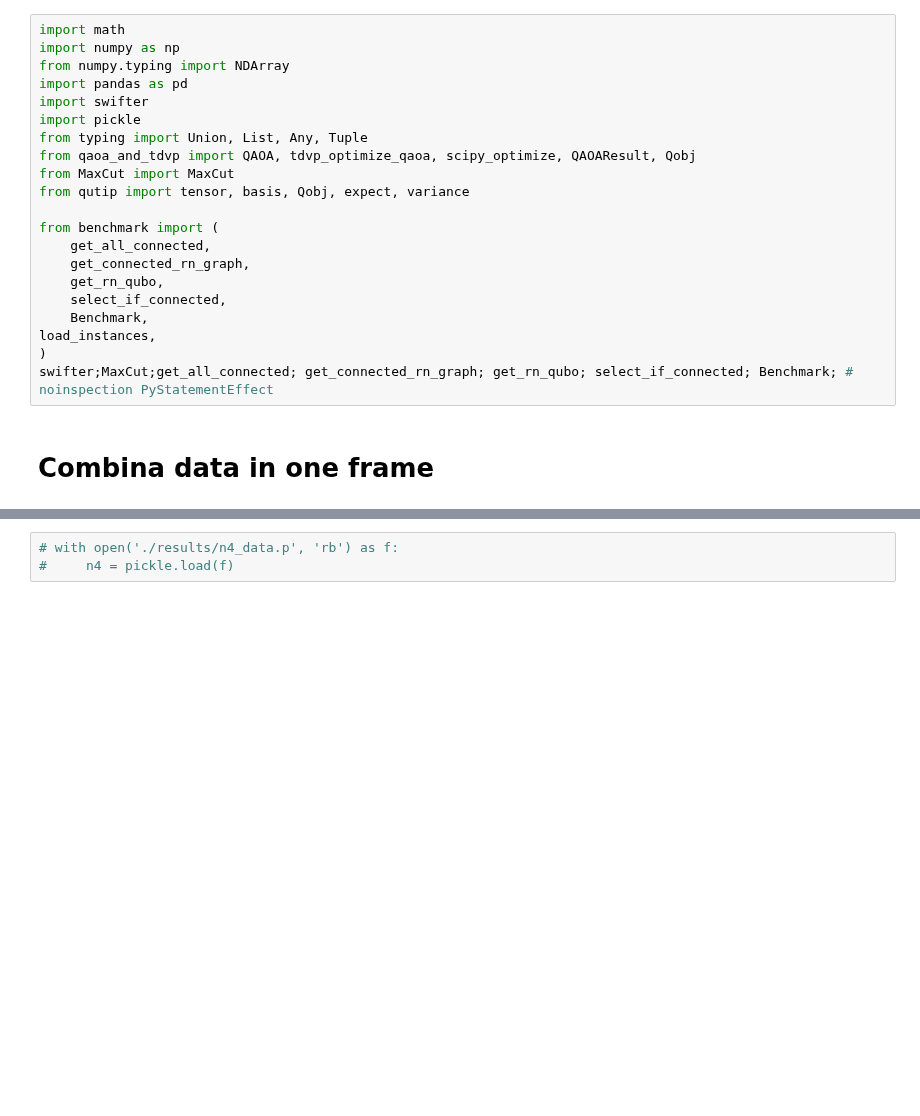
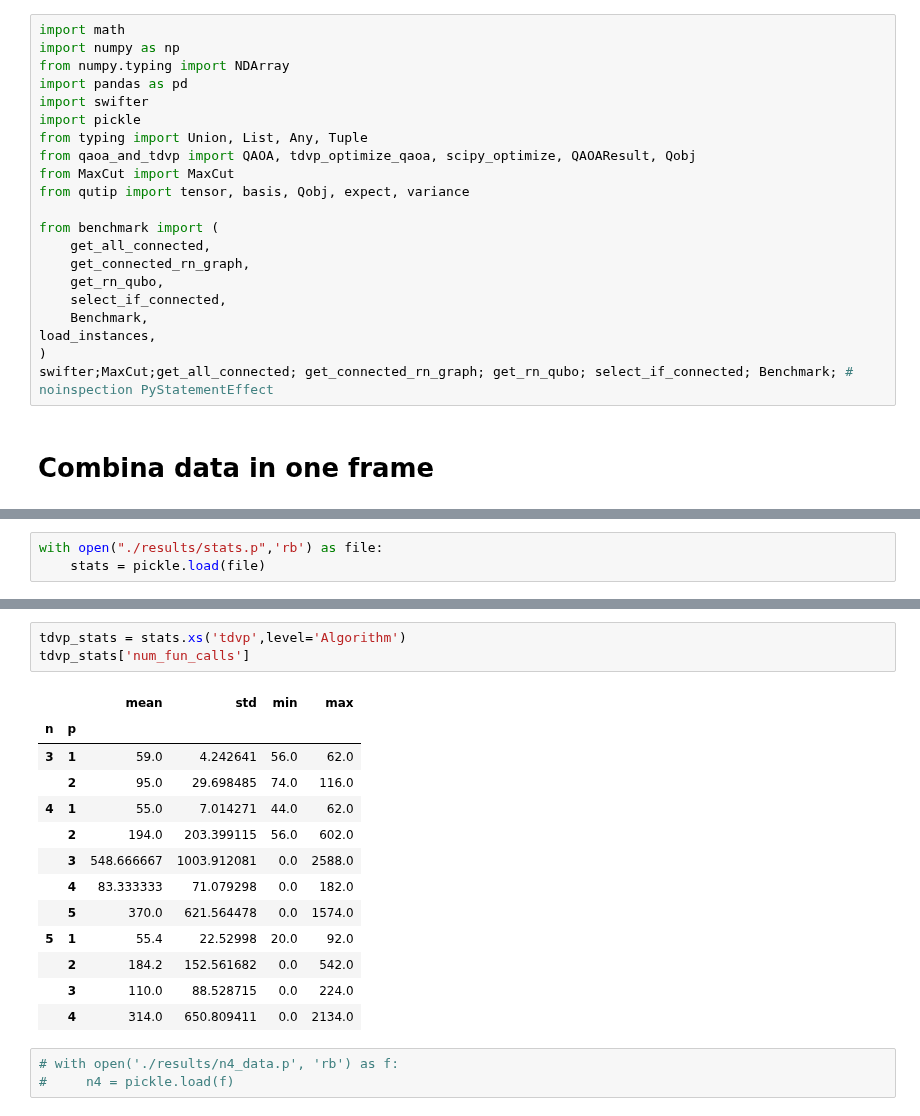
Before and after one commit to LeonhardRichter/TDVP_and_QAOA, a Jupyter notebook: data_processing.ipynb, the cells around one changed output, grey strips where cells are left out. Cells and saved outputs as stored; diff of their text form; blank space fills up the shorter version.

```diff
--- a/data_processing.ipynb
+++ b/data_processing.ipynb
@@ -35,0 +27,3 @@ df
+# %%
+with open("./results/stats.p",'rb') as file:
+    stats = pickle.load(file)
@@ -36,3 +70,20 @@ df
+# %%
+tdvp_stats = stats.xs('tdvp',level='Algorithm')
+tdvp_stats['num_fun_calls']
+# %% [output]
+|  |  | mean | std | min | max |
+| n | p |  |  |  |  |
+| 3 | 1 | 59.0 | 4.242641 | 56.0 | 62.0 |
+|  | 2 | 95.0 | 29.698485 | 74.0 | 116.0 |
+| 4 | 1 | 55.0 | 7.014271 | 44.0 | 62.0 |
+|  | 2 | 194.0 | 203.399115 | 56.0 | 602.0 |
+|  | 3 | 548.666667 | 1003.912081 | 0.0 | 2588.0 |
+|  | 4 | 83.333333 | 71.079298 | 0.0 | 182.0 |
+|  | 5 | 370.0 | 621.564478 | 0.0 | 1574.0 |
+| 5 | 1 | 55.4 | 22.52998 | 20.0 | 92.0 |
+|  | 2 | 184.2 | 152.561682 | 0.0 | 542.0 |
+|  | 3 | 110.0 | 88.528715 | 0.0 | 224.0 |
+|  | 4 | 314.0 | 650.809411 | 0.0 | 2134.0 |
 # %%
 # with open('./results/n4_data.p', 'rb') as f:
 #     n4 = pickle.load(f)
```
Also changed, not shown: parts of 4 cells of this notebook, 30 other files.
